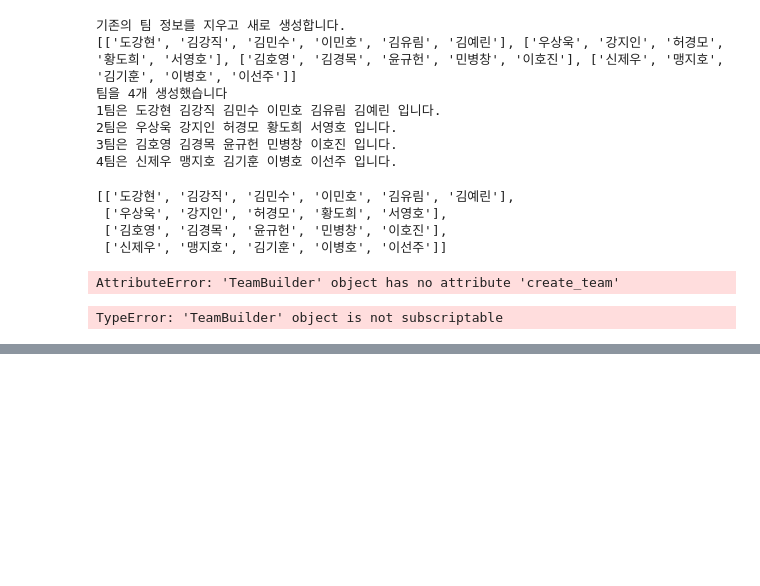
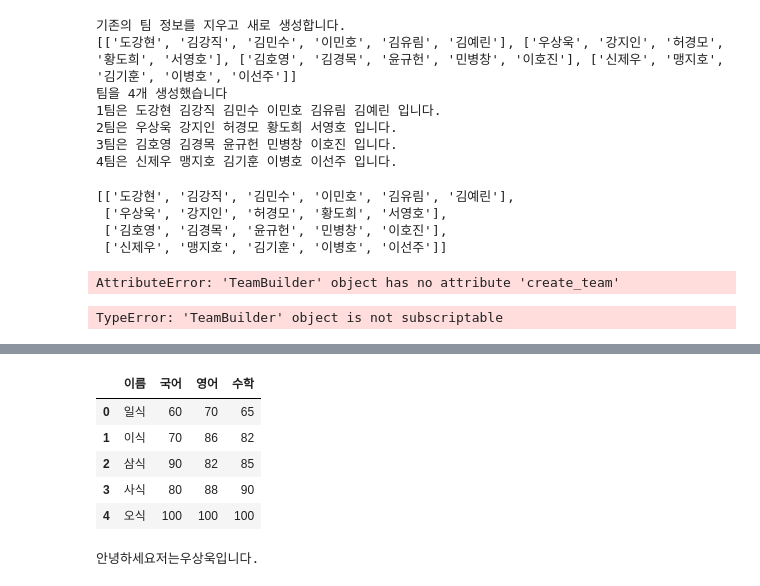
Before and after one commit to sangwookWoo/pythonbasic, a Jupyter notebook: 07python_pandas.ipynb, the cells around one changed output, grey strips where cells are left out. Cells and saved outputs as stored; diff of their text form; code cells hidden in the pictures; blank space fills up the shorter version.

```diff
--- a/07python_pandas.ipynb
+++ b/07python_pandas.ipynb
@@ -551,0 +531,22 @@ TypeError: 'TeamBuilder' object is not subscriptable
+# %%
+score = {
+    "이름":["일식", "이식", "삼식", "사식", "오식"],
+    "국어":[60, 70, 90, 80, 100],
+    "영어":[70, 86, 82, 88, 100],
+    "수학":[65, 82, 85, 90, 100]
+}
+
+df = pd.DataFrame(score)
+df.set_index('이름', inplace = True)
+df.reset_index()
+# %% [output]
+|  | 이름 | 국어 | 영어 | 수학 |
+| 0 | 일식 | 60 | 70 | 65 |
+| 1 | 이식 | 70 | 86 | 82 |
+| 2 | 삼식 | 90 | 82 | 85 |
+| 3 | 사식 | 80 | 88 | 90 |
+| 4 | 오식 | 100 | 100 | 100 |
+# %%
+print('안녕하세요저는우상욱입니다.')
+# %% [output]
+안녕하세요저는우상욱입니다.
```
Also changed, not shown: parts of 17 cells of this notebook, 3 other files.
